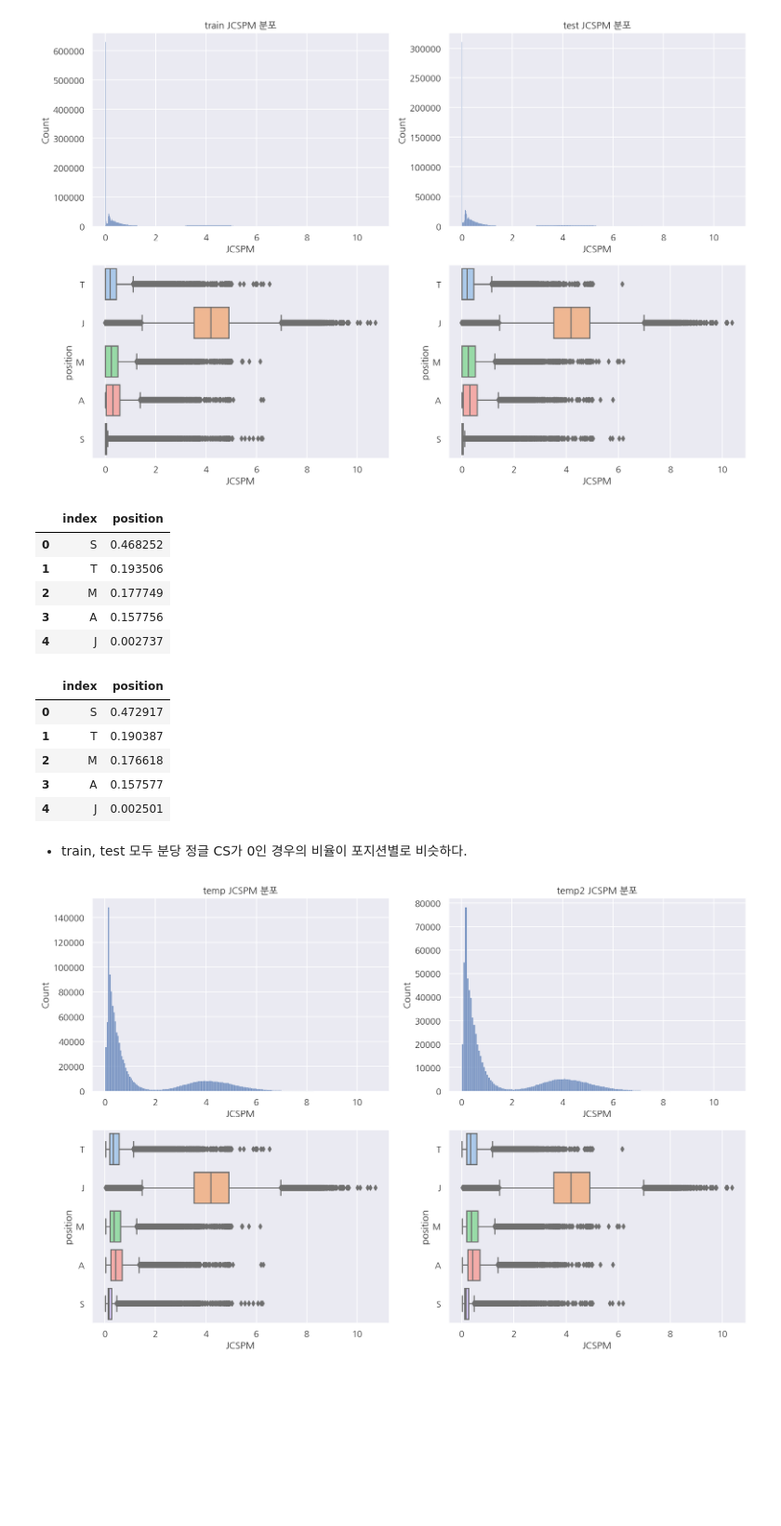
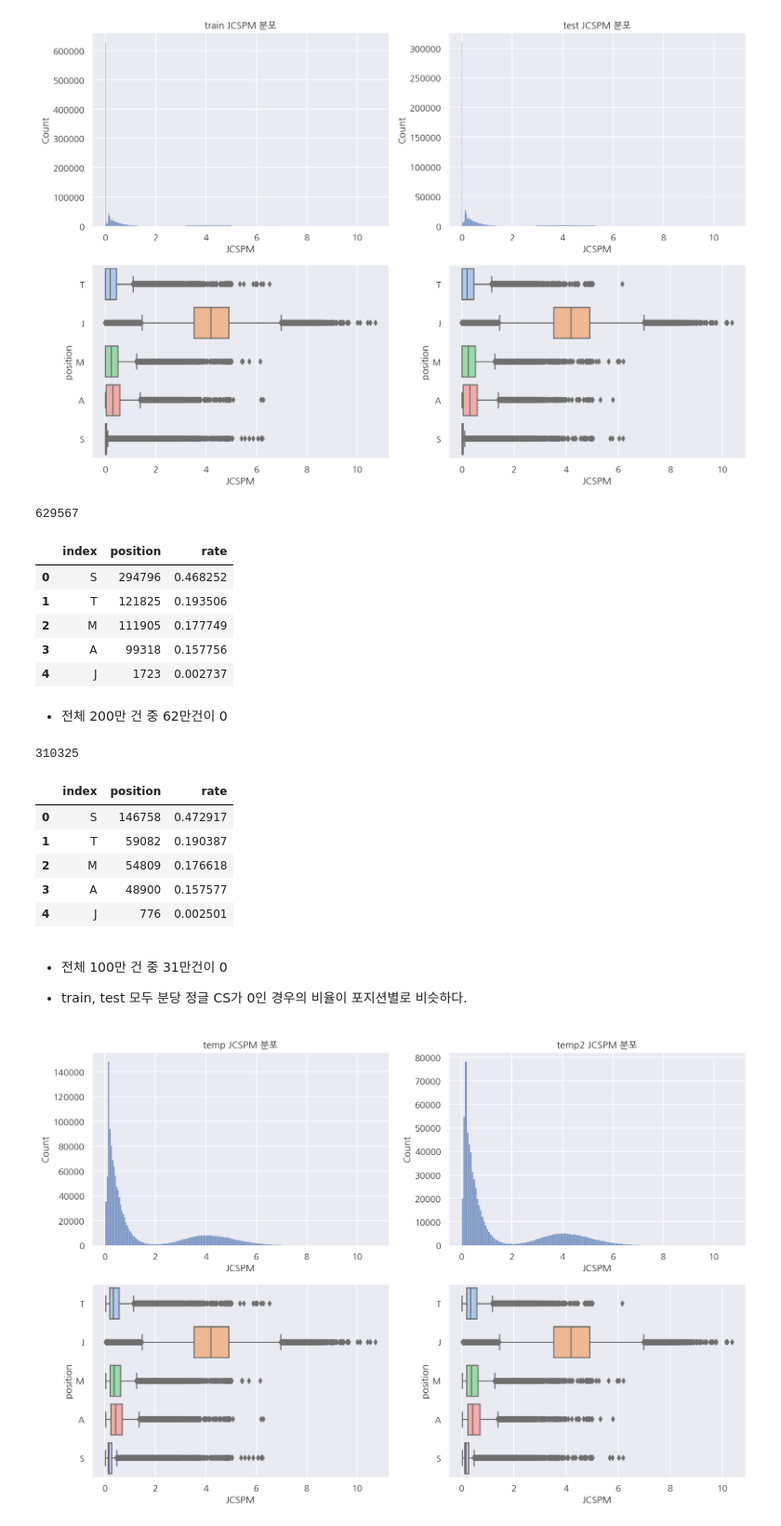
Before and after one commit to Romg2/OPGG, a Jupyter notebook: Day14/Day14.ipynb, the cells around one changed output. Shown at 93% size. Drawn from its saved outputs; the diff is of its cells as text; code cells hidden in the pictures; blank space fills up the shorter version.

```diff
--- a/Day14/Day14.ipynb
+++ b/Day14/Day14.ipynb
@@ -228,6 +280,10 @@ print("test 결측 수:", test.isna().sum().sum())
 # %% [output]
 train 결측 수: 0
 test 결측 수: 0
+# %%
+# tier 변수 추가
+train["tier"] = train["tierRank"].str[:1]
+test["tier"] = test["tierRank"].str[:1]
 # %% [markdown]
 ### 1.3 지표 추가
 # %%
@@ -281,27 +348,38 @@ visualization("train", "test", "JCSPM")
 [figure]
 # %%
 temp = train[train["JCSPM"]==0].position.value_counts().reset_index()
-temp["position"] = temp["position"] / temp["position"].sum()
+temp["rate"] = temp["position"] / temp["position"].sum()
+
+print(temp["position"].sum())
 temp
 # %% [output]
+629567
-|  | index | position |
-| 0 | S | 0.468252 |
-| 1 | T | 0.193506 |
-| 2 | M | 0.177749 |
-| 3 | A | 0.157756 |
-| 4 | J | 0.002737 |
+|  | index | position | rate |
+| 0 | S | 294796 | 0.468252 |
+| 1 | T | 121825 | 0.193506 |
+| 2 | M | 111905 | 0.177749 |
+| 3 | A | 99318 | 0.157756 |
+| 4 | J | 1723 | 0.002737 |
+# %% [markdown]
+- 전체 200만 건 중 62만건이 0
 # %%
 temp = test[test["JCSPM"]==0].position.value_counts().reset_index()
-temp["position"] = temp["position"] / temp["position"].sum()
+temp["rate"] = temp["position"] / temp["position"].sum()
+
+print(temp["position"].sum())
 temp
 # %% [output]
+310325
-|  | index | position |
-| 0 | S | 0.472917 |
-| 1 | T | 0.190387 |
-| 2 | M | 0.176618 |
-| 3 | A | 0.157577 |
-| 4 | J | 0.002501 |
+|  | index | position | rate |
+| 0 | S | 146758 | 0.472917 |
+| 1 | T | 59082 | 0.190387 |
+| 2 | M | 54809 | 0.176618 |
+| 3 | A | 48900 | 0.157577 |
+| 4 | J | 776 | 0.002501 |
 # %% [markdown]
+- 전체 100만 건 중 31만건이 0
+
+
 - train, test 모두 분당 정글 CS가 0인 경우의 비율이 포지션별로 비슷하다.
 # %%
 temp = train[train["JCSPM"]!=0]
```
Also changed, not shown: parts of 55 cells of this notebook.
